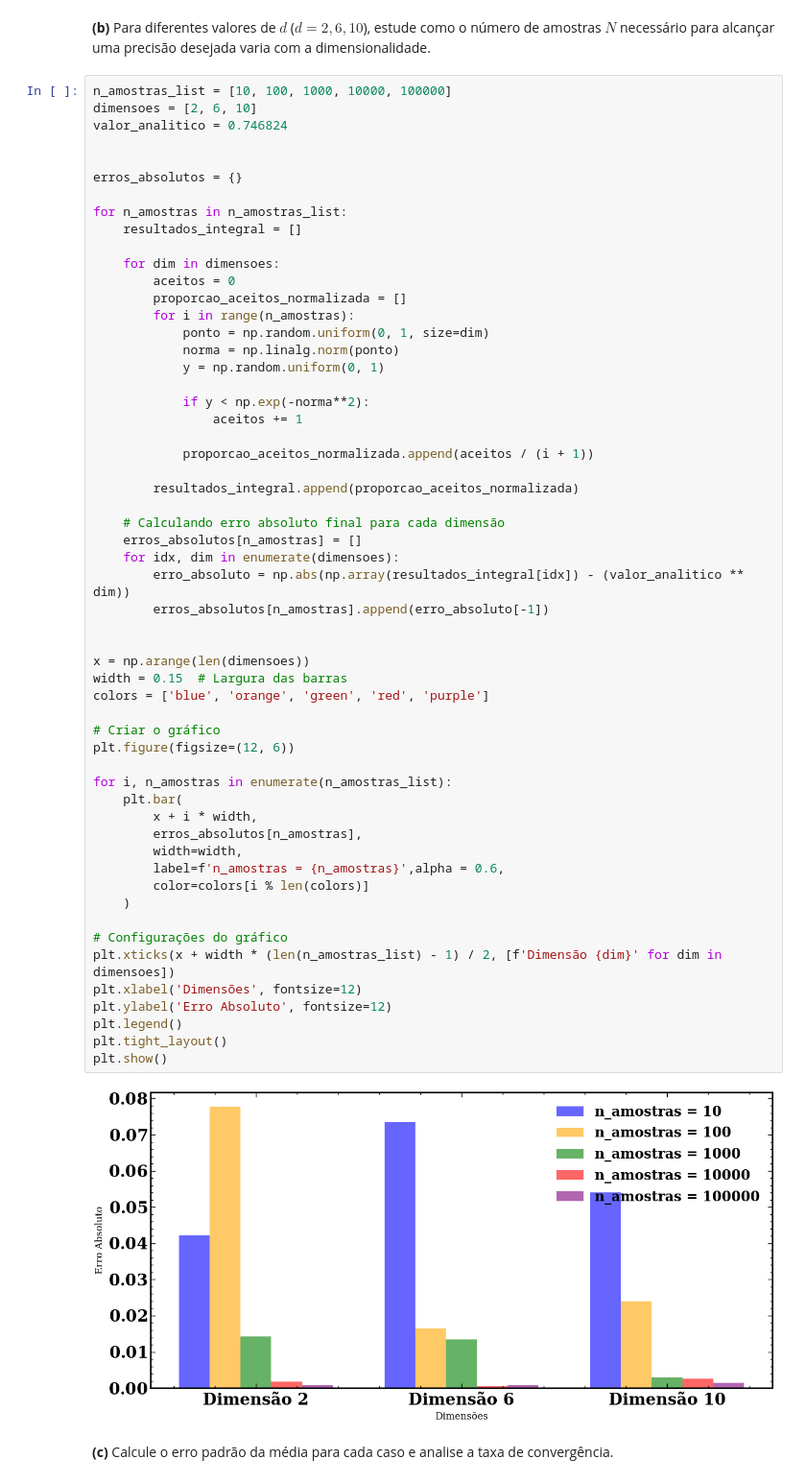
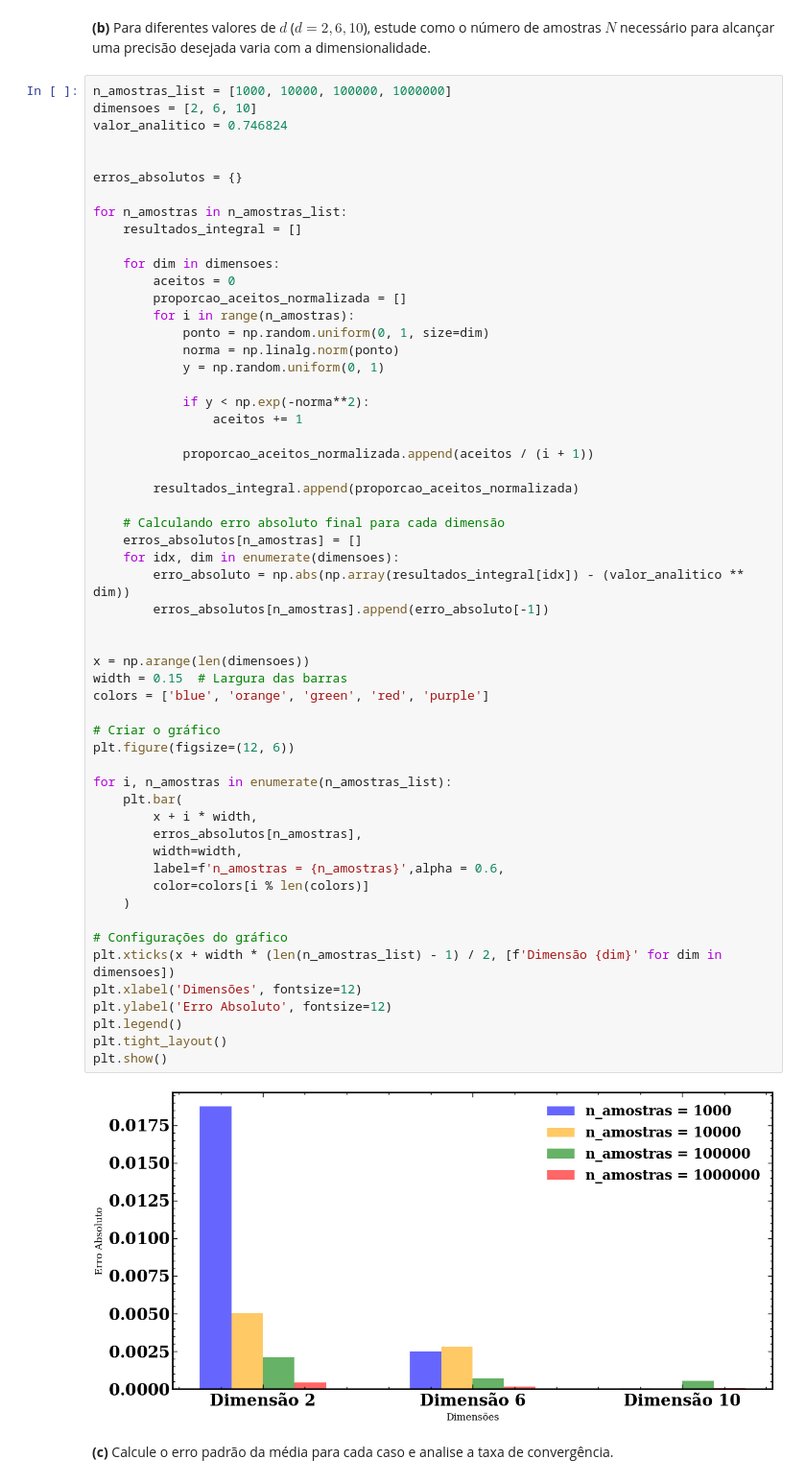
Before and after one commit to walacevale/Monte_Carlo, a Jupyter notebook: Lista 1/Lista1.ipynb, the cells around one changed output. Shown at 96% size. Saved outputs shown, nothing was run; the diff lists cells and outputs as text.

```diff
--- a/Lista 1/Lista1.ipynb
+++ b/Lista 1/Lista1.ipynb
@@ -385,7 +385,7 @@ Valor encontrado:  0.7512662938583107
 # %% [markdown]
 **(b)** Para diferentes valores de $ d $ ($ d = 2,6,10 $), estude como o número de amostras $ N $ necessário para alcançar uma precisão desejada varia com a dimensionalidade.
 # %%
-n_amostras_list = [10, 100, 1000, 10000, 100000]
+n_amostras_list = [1000, 10000, 100000, 1000000]
 dimensoes = [2, 6, 10]
 valor_analitico = 0.746824
 
@@ -414,34 +414,34 @@ for n_amostras in n_amostras_list:
     erros_absolutos[n_amostras] = []
     for idx, dim in enumerate(dimensoes):
         erro_absoluto = np.abs(np.array(resultados_integral[idx]) - (valor_analitico ** dim))
         erros_absolutos[n_amostras].append(erro_absoluto[-1])
 
 
 x = np.arange(len(dimensoes))
 width = 0.15  # Largura das barras
 colors = ['blue', 'orange', 'green', 'red', 'purple']
 
 # Criar o gráfico
 plt.figure(figsize=(12, 6))
 
 for i, n_amostras in enumerate(n_amostras_list):
     plt.bar(
         x + i * width,
         erros_absolutos[n_amostras],
         width=width,
         label=f'n_amostras = {n_amostras}',alpha = 0.6,
         color=colors[i % len(colors)]
     )
 
 # Configurações do gráfico
 plt.xticks(x + width * (len(n_amostras_list) - 1) / 2, [f'Dimensão {dim}' for dim in dimensoes])
 plt.xlabel('Dimensões', fontsize=12)
 plt.ylabel('Erro Absoluto', fontsize=12)
 plt.legend()
 plt.tight_layout()
 plt.show()
 # %% [output]
-[figure, old version]
+[figure, new version]
 # %% [markdown]
 
 **(c)** Calcule o erro padrão da média para cada caso e analise a taxa de convergência.
```
Also changed, not shown: parts of 3 cells of this notebook.
